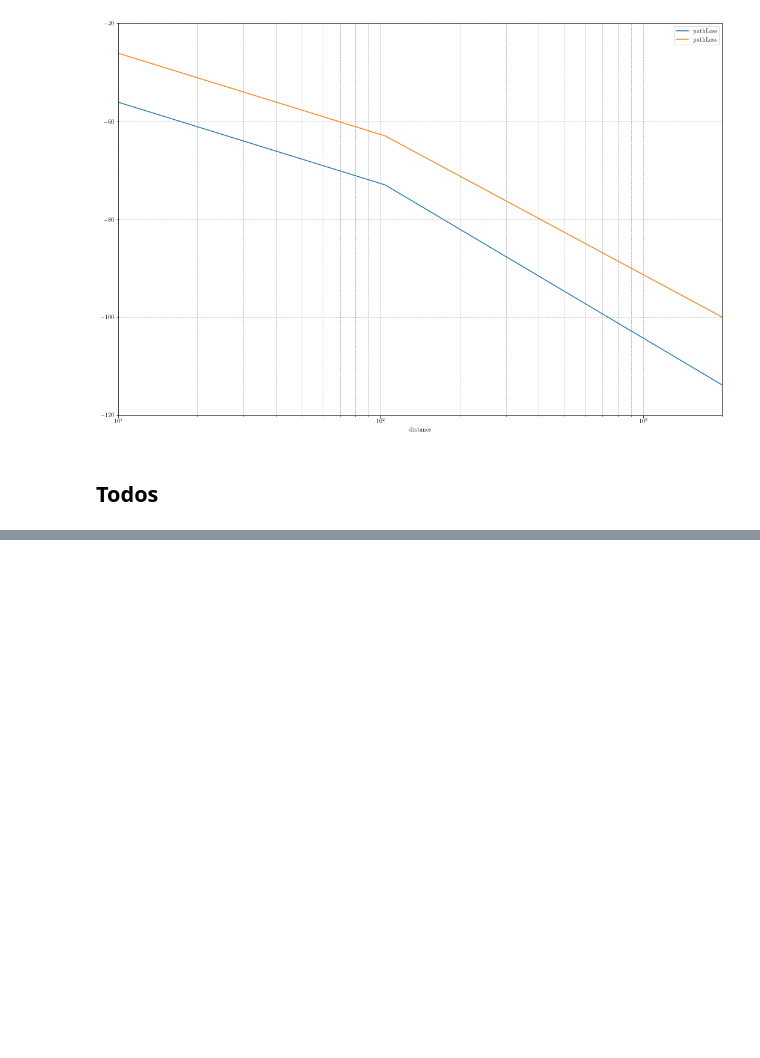
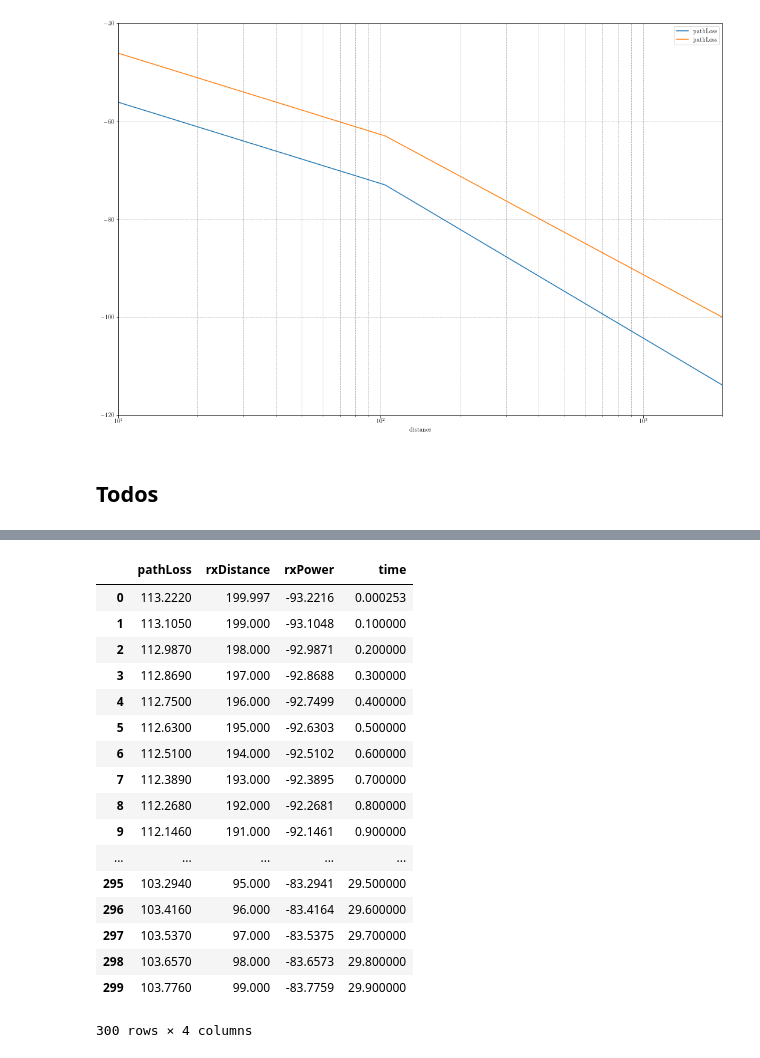
Before and after one commit to Lucas-Cerqueira/Projeto-Final-src, a Jupyter notebook: readFromNSLog.ipynb, the cells around one changed output, grey strips where cells are left out. Saved outputs shown, nothing was run; the diff lists cells and outputs as text; code cells hidden in the pictures; blank space fills up the shorter version.

```diff
--- a/readFromNSLog.ipynb
+++ b/readFromNSLog.ipynb
@@ -565,0 +479,21 @@ for tick in ax.yaxis.get_major_ticks():
+# %%
+pd.DataFrame(parseLogFile('output/int_20_30.log', 3))
+# %% [output]
+|  | pathLoss | rxDistance | rxPower | time |
+| 0 | 113.2220 | 199.997 | -93.2216 | 0.000253 |
+| 1 | 113.1050 | 199.000 | -93.1048 | 0.100000 |
+| 2 | 112.9870 | 198.000 | -92.9871 | 0.200000 |
+| 3 | 112.8690 | 197.000 | -92.8688 | 0.300000 |
+| 4 | 112.7500 | 196.000 | -92.7499 | 0.400000 |
+| 5 | 112.6300 | 195.000 | -92.6303 | 0.500000 |
+| 6 | 112.5100 | 194.000 | -92.5102 | 0.600000 |
+| 7 | 112.3890 | 193.000 | -92.3895 | 0.700000 |
+| 8 | 112.2680 | 192.000 | -92.2681 | 0.800000 |
+| 9 | 112.1460 | 191.000 | -92.1461 | 0.900000 |
+| ... | ... | ... | ... | ... |
+| 295 | 103.2940 | 95.000 | -83.2941 | 29.500000 |
+| 296 | 103.4160 | 96.000 | -83.4164 | 29.600000 |
+| 297 | 103.5370 | 97.000 | -83.5375 | 29.700000 |
+| 298 | 103.6570 | 98.000 | -83.6573 | 29.800000 |
+| 299 | 103.7760 | 99.000 | -83.7759 | 29.900000 |
+300 rows × 4 columns
```
Also changed, not shown: parts of 7 cells of this notebook, 7 other files.
